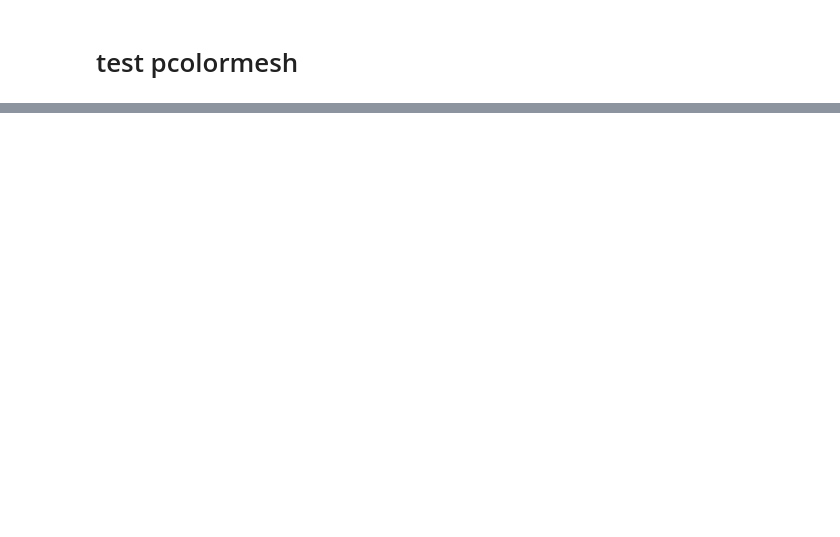
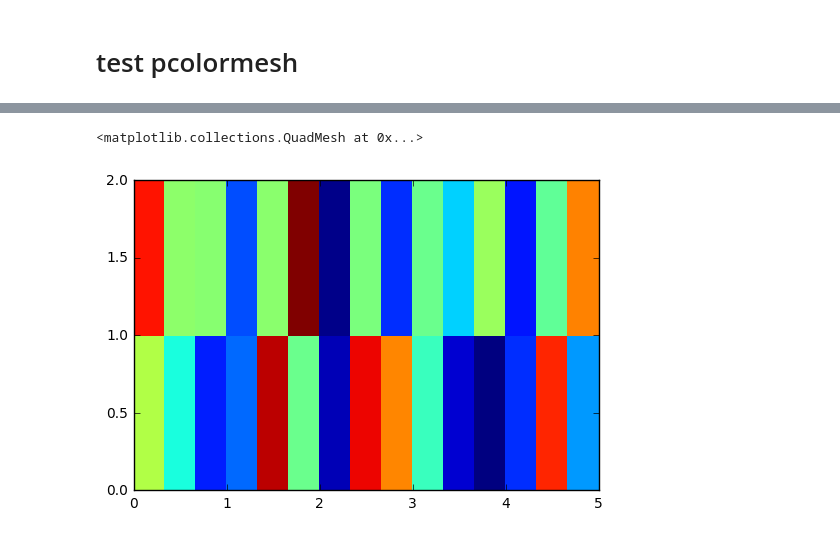
Before and after one commit to xaratustrah/iPy_Notebooks, a Jupyter notebook: test_pcolormesh.ipynb, the cells around one changed output, grey strips where cells are left out. Cells and saved outputs as stored; diff of their text form; code cells hidden in the pictures; blank space fills up the shorter version.

```diff
--- a/test_pcolormesh.ipynb
+++ b/test_pcolormesh.ipynb
@@ -50,0 +137,5 @@ plt.pcolormesh(xx, yy, pges)
+# %%
+plt.pcolormesh(xx[:,:part], yy[:,:part], pges[:,:part])
+# %% [output]
+<matplotlib.collections.QuadMesh at 0x...>
+[figure, added]
```
Also changed, not shown: parts of 11 cells of this notebook.
